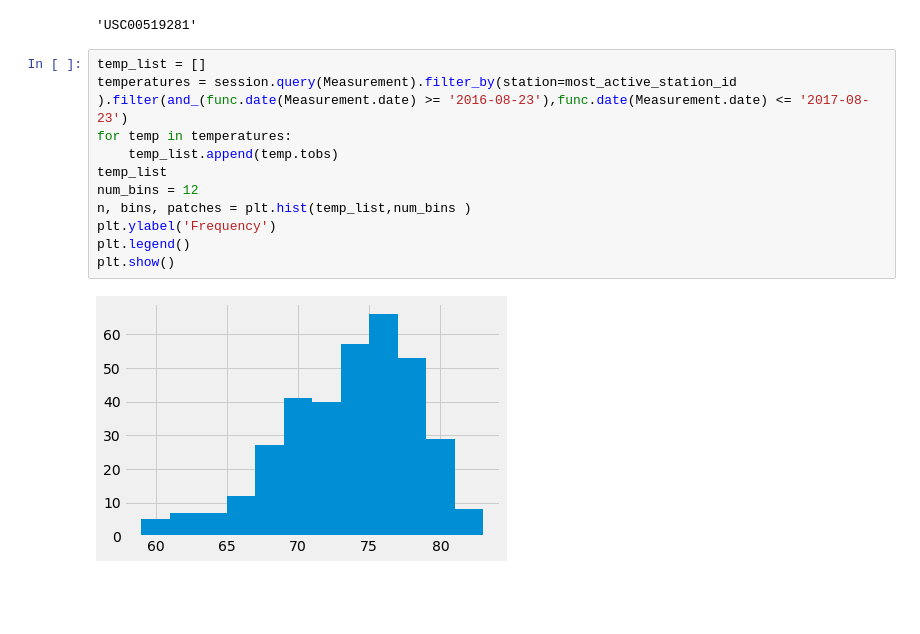
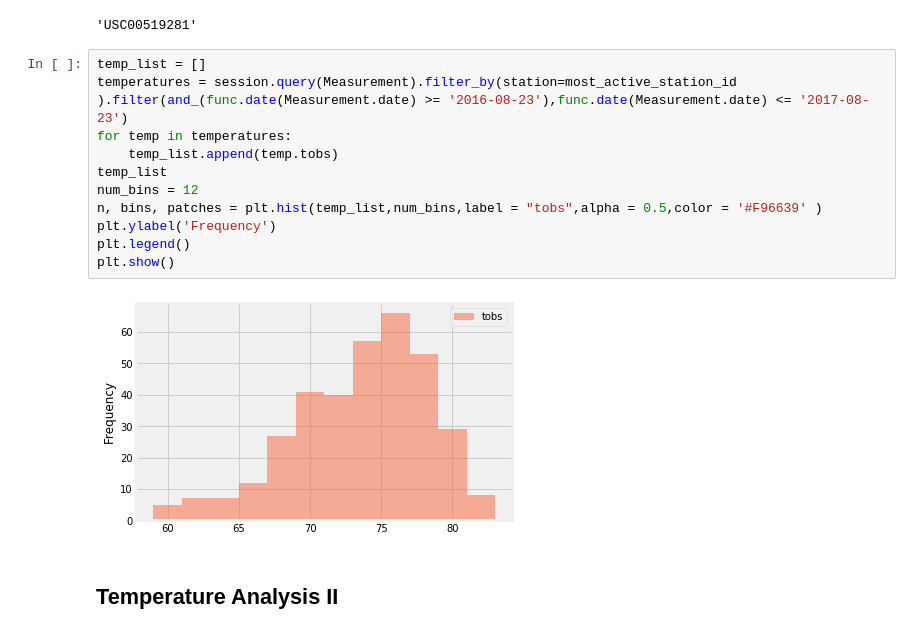
Before and after one commit to beckykwarren/sqlalchemy-challenge, a Jupyter notebook: main.ipynb, the cells around one changed output. Drawn from its saved outputs; the diff is of its cells as text; blank space fills up the shorter version.

Commit message:
additional analysis added

```diff
--- a/main.ipynb
+++ b/main.ipynb
@@ -123,13 +124,15 @@ most_active_station_id
 # %%
 temp_list = []
 temperatures = session.query(Measurement).filter_by(station=most_active_station_id ).filter(and_(func.date(Measurement.date) >= '2016-08-23'),func.date(Measurement.date) <= '2017-08-23')
 for temp in temperatures:
     temp_list.append(temp.tobs)
 temp_list
 num_bins = 12
-n, bins, patches = plt.hist(temp_list,num_bins )
+n, bins, patches = plt.hist(temp_list,num_bins,label = "tobs",alpha = 0.5,color = '#F96639' )
 plt.ylabel('Frequency')
 plt.legend()
 plt.show()
 # %% [output]
-[figure, old version]
+[figure, new version]
+# %% [markdown]
+## Temperature Analysis II
```
Also changed, not shown: parts of 11 cells of this notebook.
